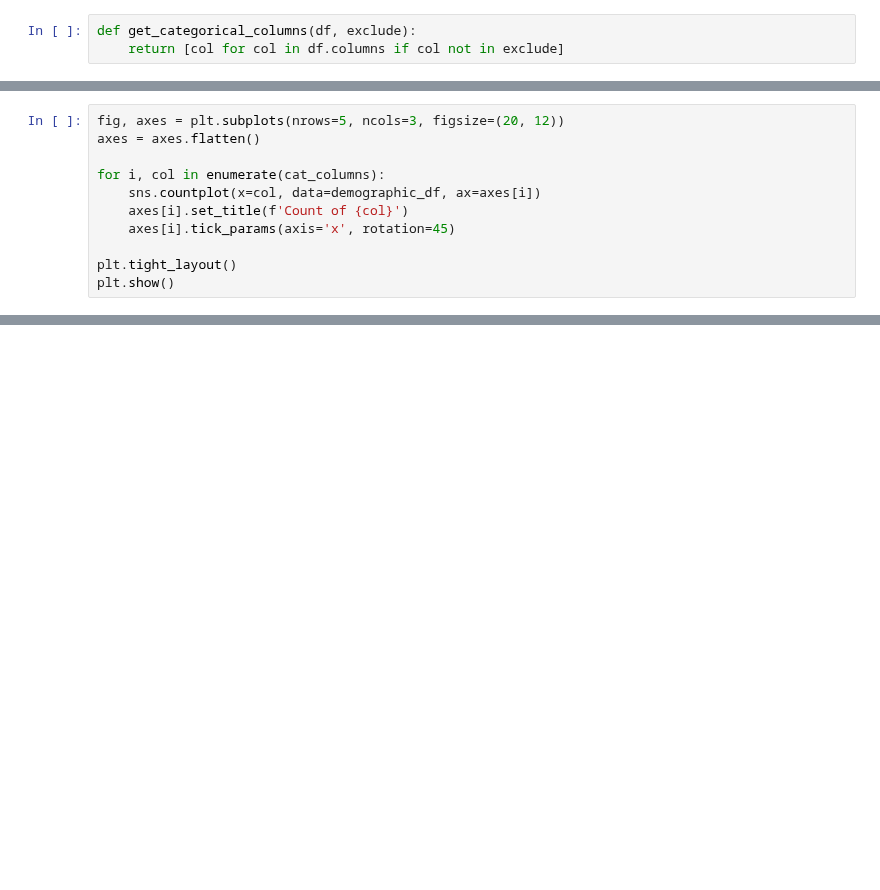
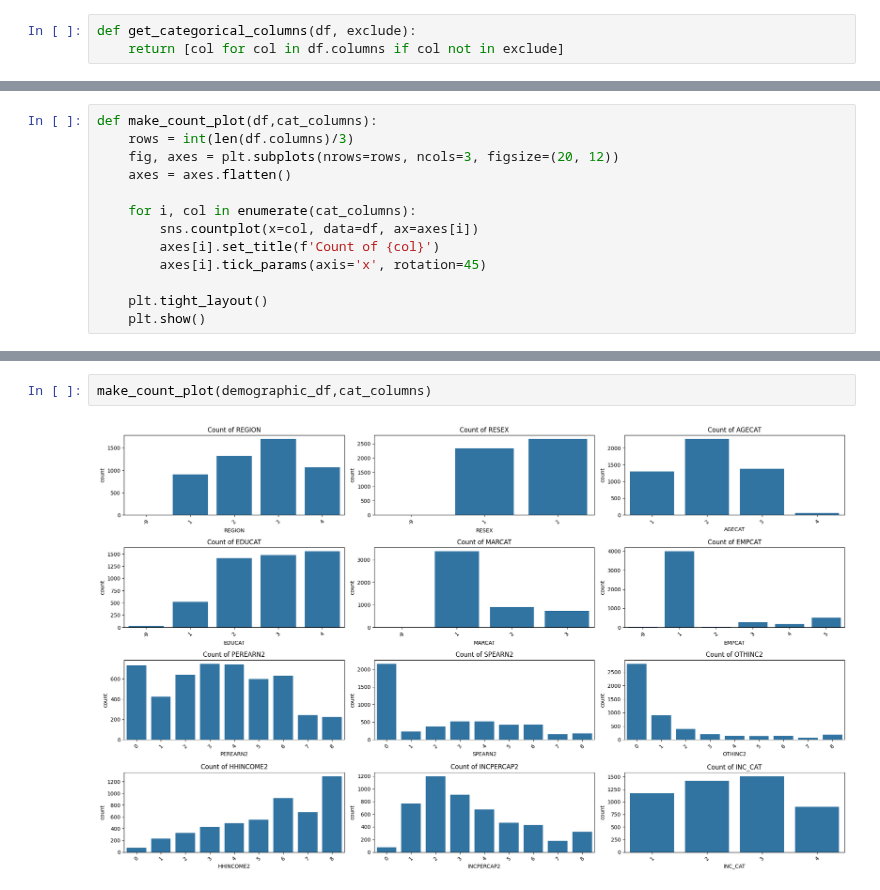
Before and after one commit to samroska/milestone-2-siads-696, a Jupyter notebook: data-explore.ipynb, the cells around one changed output, grey strips where cells are left out. Drawn from its saved outputs; the diff is of its cells as text; blank space fills up the shorter version.

Commit message:
add: data-explore childhood columns

```diff
--- a/data-explore.ipynb
+++ b/data-explore.ipynb
@@ -34,11 +22,13 @@ Index(['REGION', 'HHSIZE', 'RESEX', 'AGE', 'AGECAT', 'EDUCAT', 'MARCAT',
 # %%
-fig, axes = plt.subplots(nrows=5, ncols=3, figsize=(20, 12))
-axes = axes.flatten()
+def make_count_plot(df,cat_columns):
+    rows = int(len(df.columns)/3)
+    fig, axes = plt.subplots(nrows=rows, ncols=3, figsize=(20, 12))
+    axes = axes.flatten()
 
-for i, col in enumerate(cat_columns):
-    sns.countplot(x=col, data=demographic_df, ax=axes[i])
-    axes[i].set_title(f'Count of {col}')
-    axes[i].tick_params(axis='x', rotation=45)
+    for i, col in enumerate(cat_columns):
+        sns.countplot(x=col, data=df, ax=axes[i])
+        axes[i].set_title(f'Count of {col}')
+        axes[i].tick_params(axis='x', rotation=45)
 
-plt.tight_layout()
-plt.show()
+    plt.tight_layout()
+    plt.show()
@@ -46,0 +47,4 @@ plt.show()
+# %%
+make_count_plot(demographic_df,cat_columns)
+# %% [output]
+[figure, added]
```
Also changed, not shown: parts of 5 cells of this notebook.
